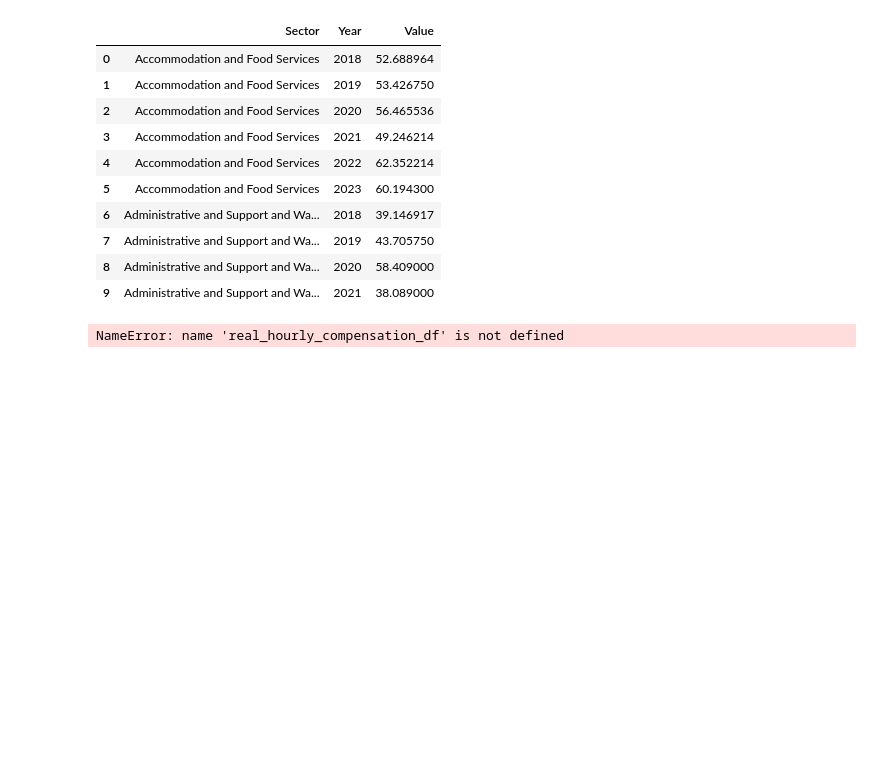
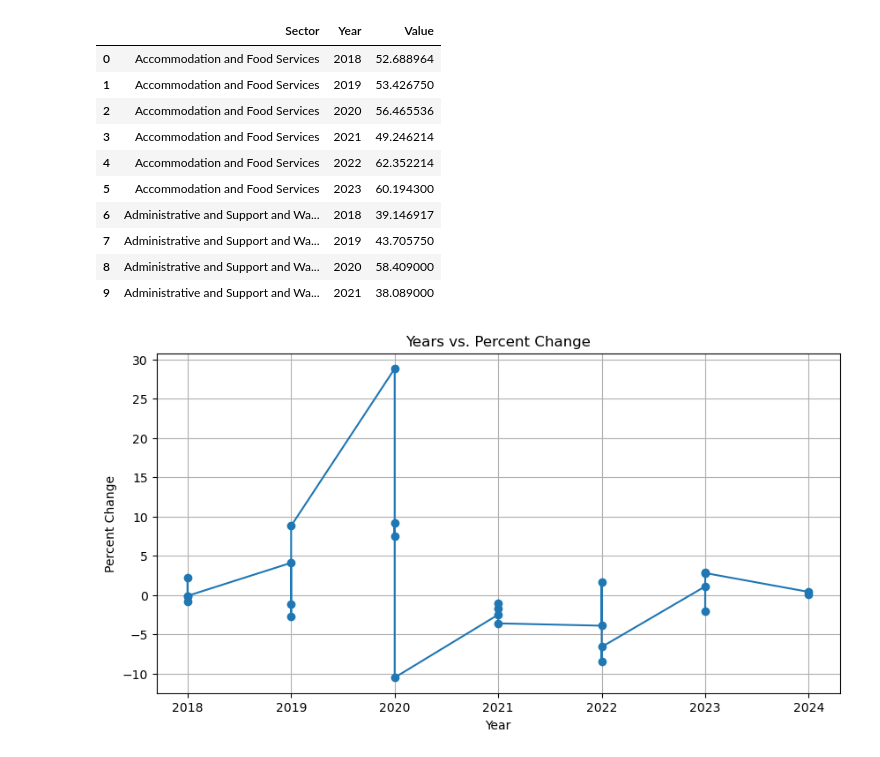
Before and after one commit to katmr27/class_project_1-, a Jupyter notebook: KR_Class_Project_1_Starter.ipynb, the cells around one changed output. Drawn from its saved outputs; the diff is of its cells as text; code cells hidden in the pictures; blank space fills up the shorter version.

```diff
--- a/KR_Class_Project_1_Starter.ipynb
+++ b/KR_Class_Project_1_Starter.ipynb
@@ -205,25 +205,43 @@ average_percent_change_df.head(10)
 | 7 | Administrative and Support and Wa... | 2019 | 43.705750 |
 | 8 | Administrative and Support and Wa... | 2020 | 58.409000 |
 | 9 | Administrative and Support and Wa... | 2021 | 38.089000 |
+# %%
+#Create Line Graph to visualize data for Real Hourly Compensation DataFrame
+import matplotlib.pyplot as plt
+
+real_hourly_compensation_df = real_hourly_compensation_df.sort_values("Year")
+
+# Create a line graph
+plt.figure(figsize=(10, 5))
+plt.plot(real_hourly_compensation_df['Year'], real_hourly_compensation_df['percent_change'], marker='o')
+
+# Add labels and title
+plt.xlabel('Year')
+plt.ylabel('Percent Change')
+plt.title('Years vs. Percent Change')
+
+#Display grid
+plt.grid(True)
+plt.show()
 # %%
 #Create Line Graph to visualize data for Real Hourly Compensation DataFrame
 import matplotlib.pyplot as plt
 
 real_hourly_compensation_df = real_hourly_compensation_df.sort_values("Year")
 
 # Create a line graph
 plt.figure(figsize=(10, 5))
 plt.plot(real_hourly_compensation_df['Year'], real_hourly_compensation_df['percent_change'], marker='o')
 
 # Add labels and title
-plt.xlabel('Years')
+plt.xlabel('Year')
 plt.ylabel('Percent Change')
 plt.title('Years vs. Percent Change')
 
 #Display grid
 plt.grid(True)
 plt.show()
 # %% [output]
-NameError: name 'real_hourly_compensation_df' is not defined
+[figure, added]
 # %%
 #Create Scatter Plot Graph to visualize data for Real Hourly Compensation DataFrame
```
Also changed, not shown: parts of 3 cells of this notebook.
